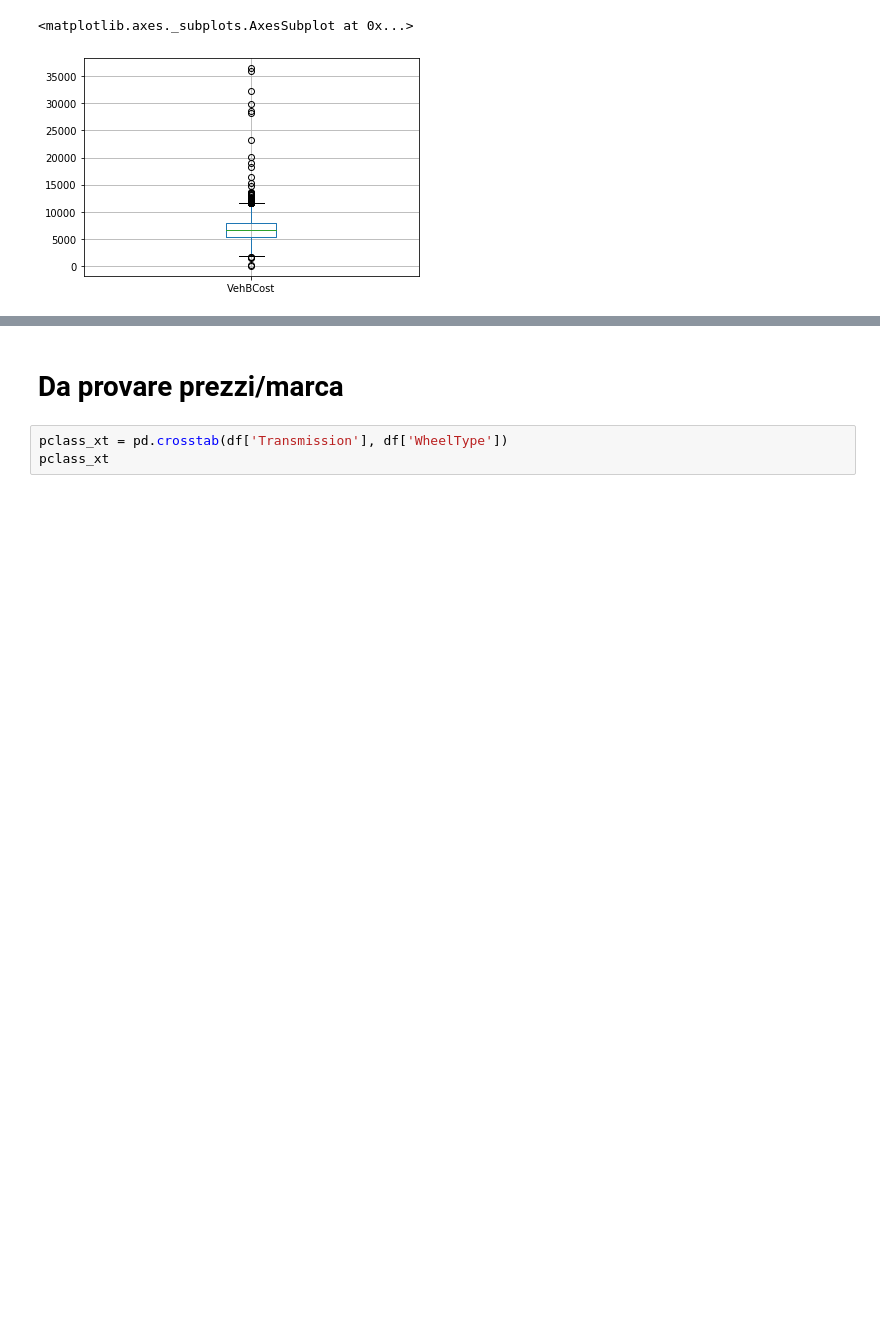
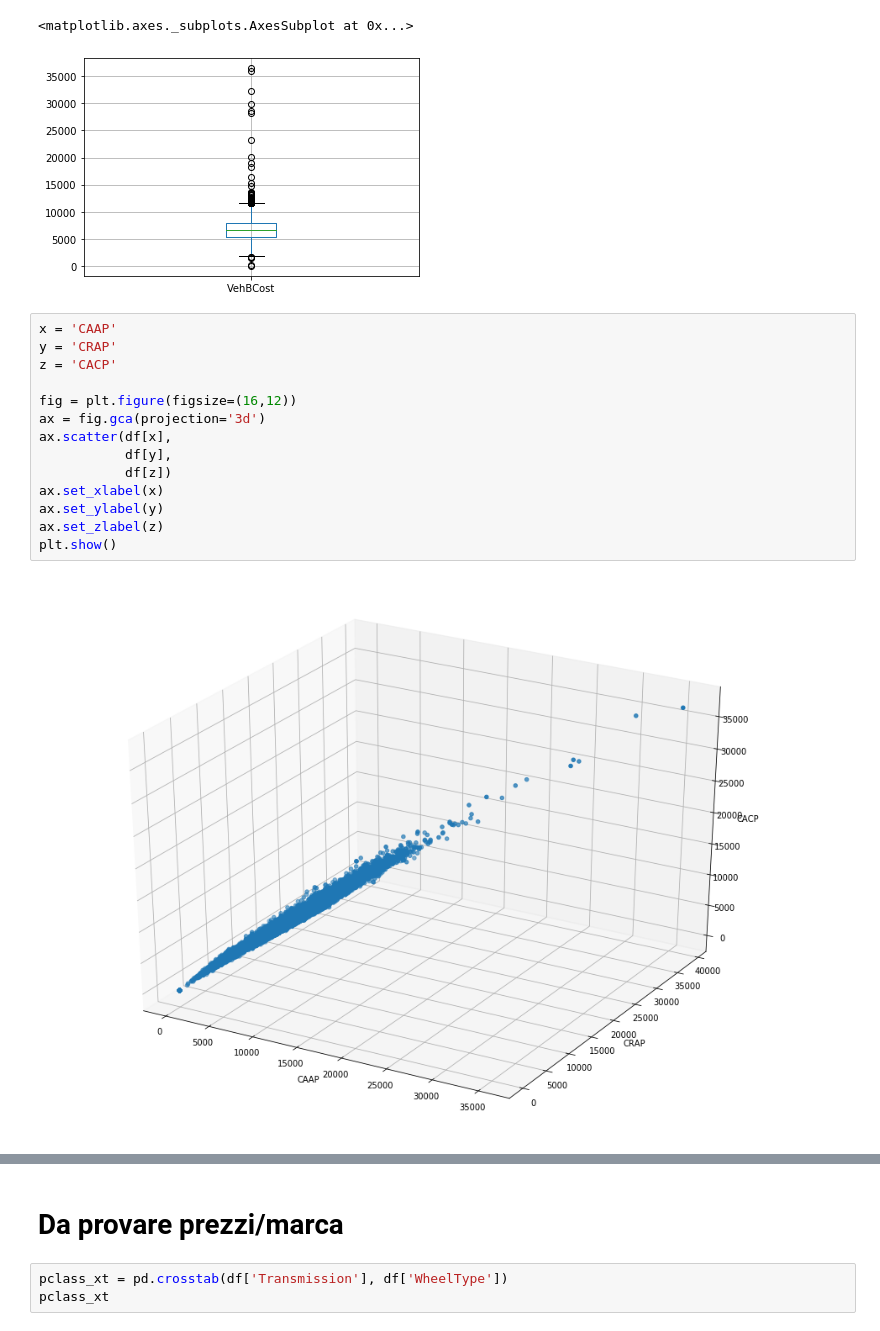
Before and after one commit to andybbruno/DataMining, a Jupyter notebook: DataUnderstanding.ipynb, the cells around one changed output, grey strips where cells are left out. Drawn from its saved outputs; the diff is of its cells as text; blank space fills up the shorter version.

Commit message:
Added titles 3D scatter

```diff
--- a/DataUnderstanding.ipynb
+++ b/DataUnderstanding.ipynb
@@ -197,3 +200,19 @@ df.boxplot(column=['VehBCost'])
 # %% [output]
 <matplotlib.axes._subplots.AxesSubplot at 0x...>
 [figure]
+# %%
+x = 'CAAP'
+y = 'CRAP'
+z = 'CACP'
+
+fig = plt.figure(figsize=(16,12))
+ax = fig.gca(projection='3d')
+ax.scatter(df[x],
+           df[y],
+           df[z])
+ax.set_xlabel(x)
+ax.set_ylabel(y)
+ax.set_zlabel(z)
+plt.show()
+# %% [output]
+[figure, added]
```
Also changed, not shown: parts of 2 cells of this notebook.
